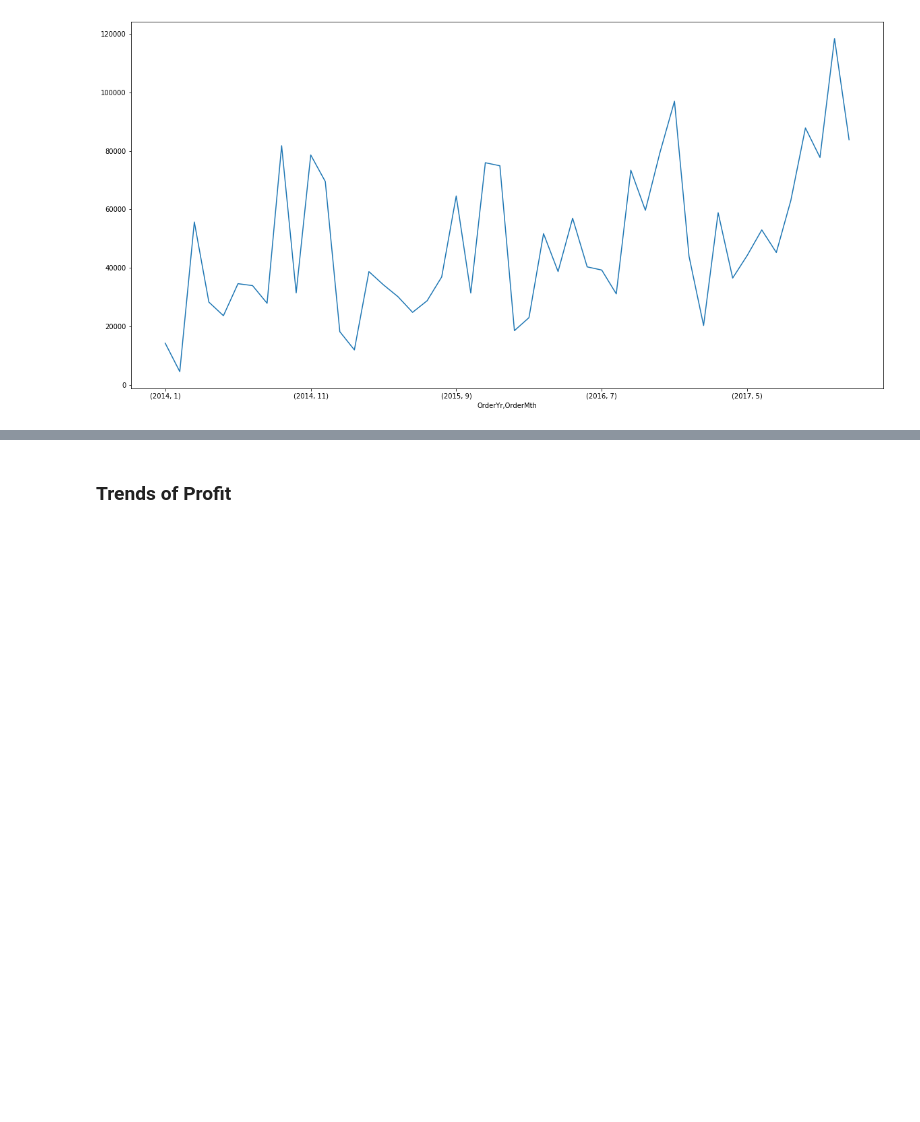
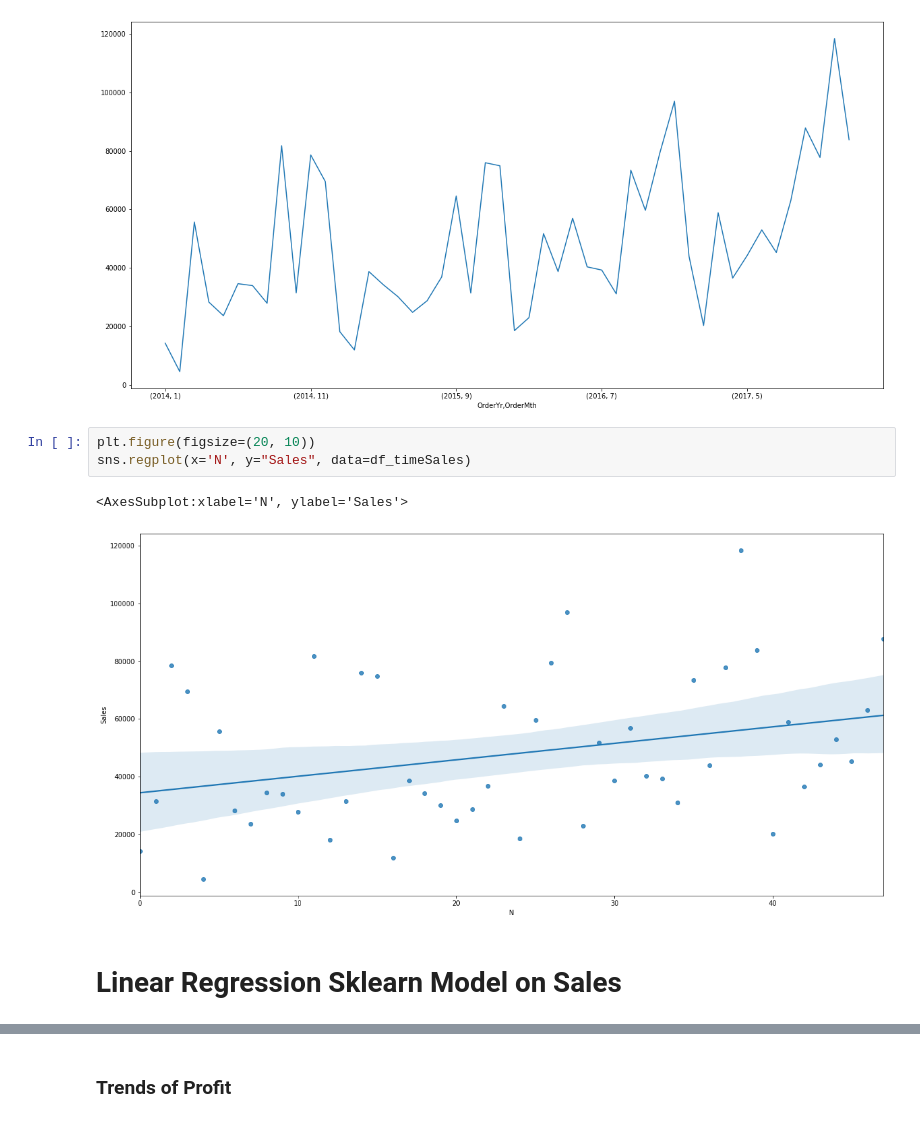
Before and after one commit to tsuibergsveryown/Superstore-DataAnalysis-1, a Jupyter notebook: starter-code.ipynb, the cells around one changed output, grey strips where cells are left out. Cells and saved outputs as stored; diff of their text form; blank space fills up the shorter version.

```diff
--- a/starter-code.ipynb
+++ b/starter-code.ipynb
@@ -996,3 +998,11 @@ df_orders.groupby(['OrderYr', 'OrderMth'])['Sales'].sum().plot()
 # %% [output]
 <AxesSubplot:xlabel='OrderYr,OrderMth'>
 [figure]
+# %%
+plt.figure(figsize=(20, 10))
+sns.regplot(x='N', y="Sales", data=df_timeSales)
+# %% [output]
+<AxesSubplot:xlabel='N', ylabel='Sales'>
+[figure, added]
+# %% [markdown]
+# Linear Regression Sklearn Model on Sales
```
Also changed, not shown: parts of 12 cells of this notebook.
